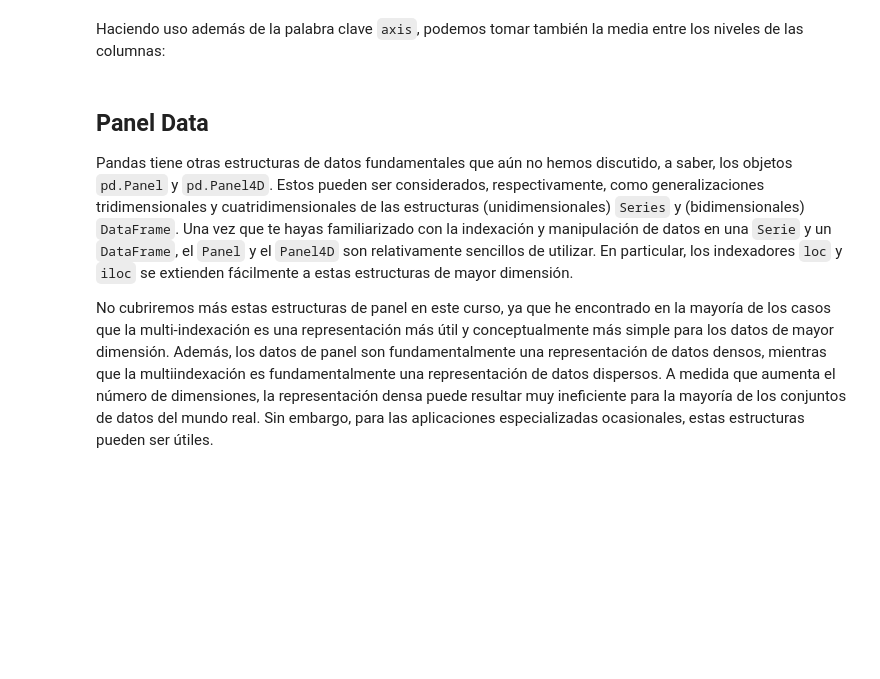
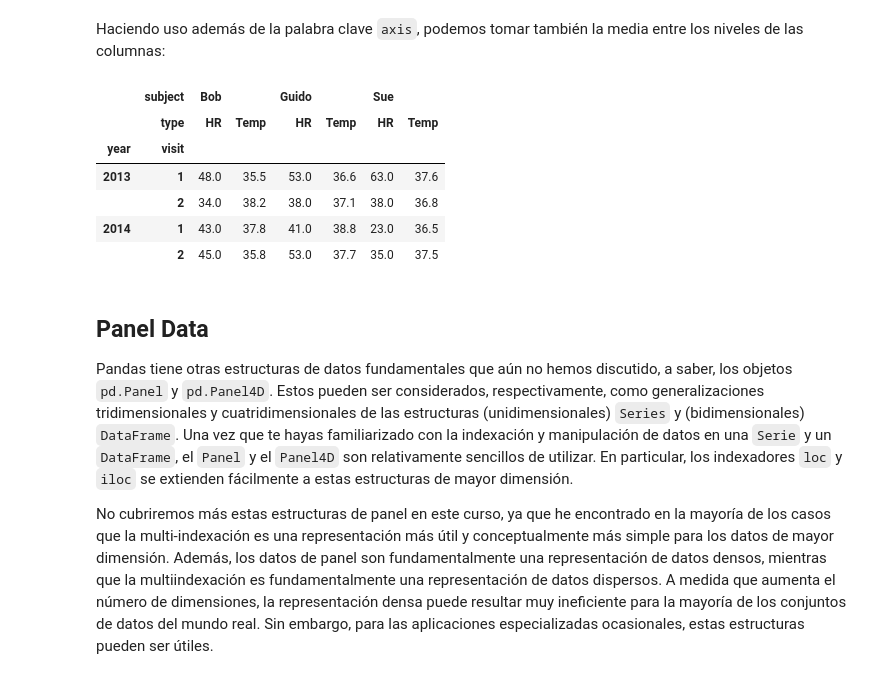
Before and after one commit to fercardiaz-tbs/DSPT_TBS_SVL_0923, a Jupyter notebook: 2-Data Analytics/4-Pandas/1-Teoria/Pandas 2.ipynb, the cells around one changed output. Drawn from its saved outputs; the diff is of its cells as text; code cells hidden in the pictures; blank space fills up the shorter version.

```diff
--- a/2-Data Analytics/4-Pandas/1-Teoria/Pandas 2.ipynb
+++ b/2-Data Analytics/4-Pandas/1-Teoria/Pandas 2.ipynb
@@ -810,6 +1095,16 @@ data_mean2
 Haciendo uso además de la palabra clave ``axis``, podemos tomar también la media entre los niveles de las columnas:
 # %%
 print(data_mean.mean(),data_mean2.mean())
+# %%
+health_data
+# %% [output]
+|  | subject | Bob |  | Guido |  | Sue |  |
+|  | type | HR | Temp | HR | Temp | HR | Temp |
+| year | visit |  |  |  |  |  |  |
+| 2013 | 1 | 48.0 | 35.5 | 53.0 | 36.6 | 63.0 | 37.6 |
+|  | 2 | 34.0 | 38.2 | 38.0 | 37.1 | 38.0 | 36.8 |
+| 2014 | 1 | 43.0 | 37.8 | 41.0 | 38.8 | 23.0 | 36.5 |
+|  | 2 | 45.0 | 35.8 | 53.0 | 37.7 | 35.0 | 37.5 |
 # %% [markdown]
 ## Panel Data
 
```
Also changed, not shown: parts of 43 cells of this notebook, 3 other files.
